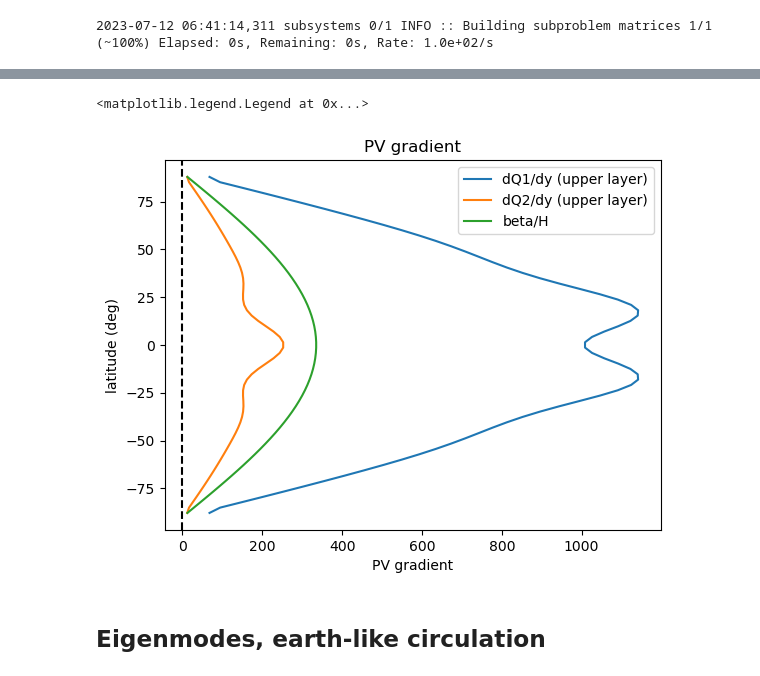
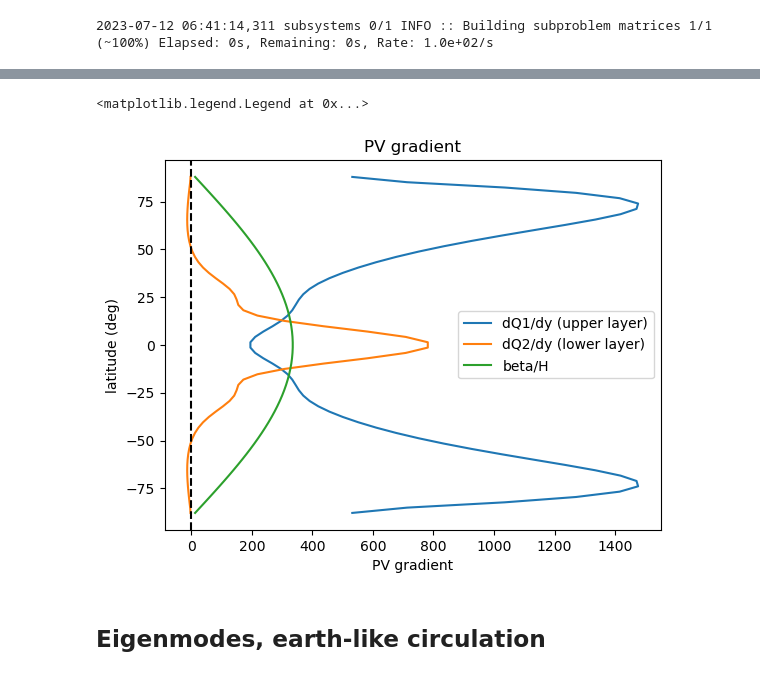
Before and after one commit to qnicolas/superrotation, a Jupyter notebook: baroclinic_inst_EVP.ipynb, the cells around one changed output, grey strips where cells are left out. Cells and saved outputs as stored; diff of their text form; code cells hidden in the pictures.

```diff
--- a/baroclinic_inst_EVP.ipynb
+++ b/baroclinic_inst_EVP.ipynb
@@ -260,32 +260,32 @@ plt.tight_layout()
 # %%
 u10_HS.change_scales(1)
 h10_HS.change_scales(1)
 u20_HS.change_scales(1)
 h20_HS.change_scales(1)
 
+sol_2l_HS_10day_ext = sol_2l_HS_10day_ext.assign_coords({'theta':sol_2l_HS_10day_ext.latitude*np.pi/180})
 temp = sol_2l_HS_10day_ext.h1[0,0]**0
-temp=temp.assign_coords({'theta':temp.latitude*np.pi/180})
 theta = temp.theta
 u1_ = u10_HS['g'][0][0]*temp
-h1_ = h10_HS['g'][0][0]*temp
+h1_ = h10_HS['g'][0]*temp
 u2_ = u20_HS['g'][0][0]*temp
-h2_ = h20_HS['g'][0][0]*temp
+h2_ = h20_HS['g'][0]*temp
 f = 2*Omega*np.sin(theta)
 beta = 2*Omega*np.cos(theta)/R
 Q1 = (f-u1_.differentiate('theta')/R )/h1_
 Q2 = (f-u2_.differentiate('theta')/R )/h2_
 
 (Q1.differentiate('theta')/R).plot(y='latitude',label='dQ1/dy (upper layer)')
-(Q2.differentiate('theta')/R).plot(y='latitude',label='dQ2/dy (upper layer)')
+(Q2.differentiate('theta')/R).plot(y='latitude',label='dQ2/dy (lower layer)')
 (beta/H).plot(y='latitude',label='beta/H')
 plt.axvline(0.,color='k',linestyle='--')
 plt.xlabel('PV gradient')
 plt.ylabel('latitude (deg)')
 plt.title('PV gradient')
 plt.legend()
 # %% [output]
 <matplotlib.legend.Legend at 0x...>
-[figure, old version]
+[figure, new version]
 # %% [markdown]
 ## Eigenmodes, earth-like circulation
 # %%
```
Also changed, not shown: parts of 13 cells of this notebook, 3 other files.
